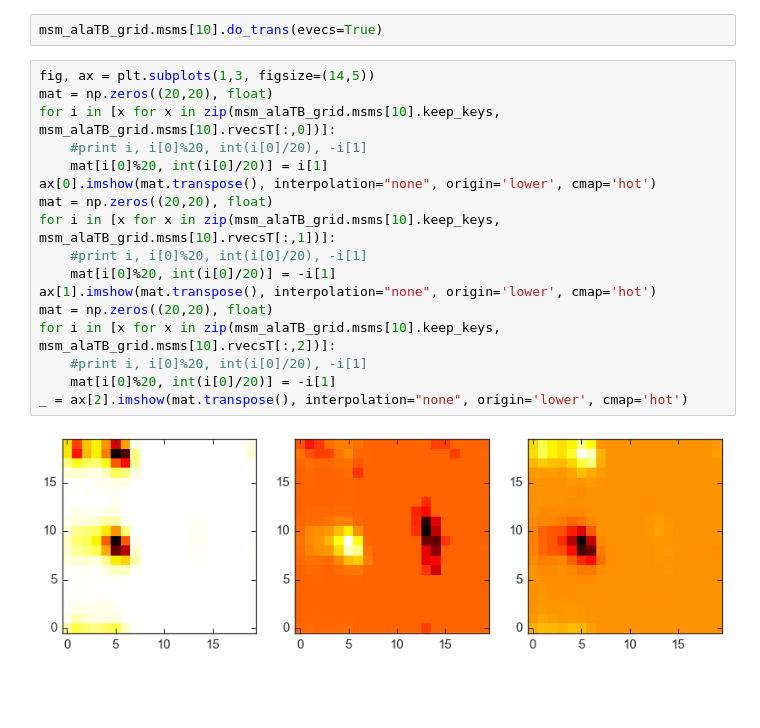
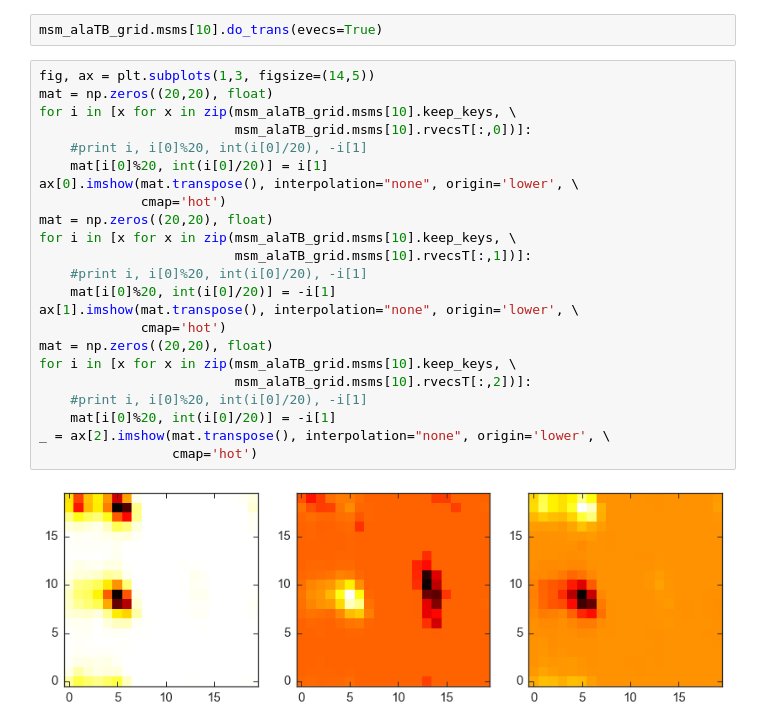
Before and after one commit to BioKT/MasterMSM, a Jupyter notebook: examples/alanine_dipeptide/ala_dipeptide_discretize.ipynb, the cells around one changed output. Cells and saved outputs as stored; diff of their text form.

```diff
--- a/examples/alanine_dipeptide/ala_dipeptide_discretize.ipynb
+++ b/examples/alanine_dipeptide/ala_dipeptide_discretize.ipynb
@@ -109,21 +112,25 @@ msm_alaTB_grid.msms[10].do_trans(evecs=True)
 # %%
 fig, ax = plt.subplots(1,3, figsize=(14,5))
 mat = np.zeros((20,20), float)
-for i in [x for x in zip(msm_alaTB_grid.msms[10].keep_keys, msm_alaTB_grid.msms[10].rvecsT[:,0])]:
+for i in [x for x in zip(msm_alaTB_grid.msms[10].keep_keys, \
+                         msm_alaTB_grid.msms[10].rvecsT[:,0])]:
     #print i, i[0]%20, int(i[0]/20), -i[1]
     mat[i[0]%20, int(i[0]/20)] = i[1]
-ax[0].imshow(mat.transpose(), interpolation="none", origin='lower', cmap='hot')
+ax[0].imshow(mat.transpose(), interpolation="none", origin='lower', \
+             cmap='hot')
 mat = np.zeros((20,20), float)
-for i in [x for x in zip(msm_alaTB_grid.msms[10].keep_keys, msm_alaTB_grid.msms[10].rvecsT[:,1])]:
+for i in [x for x in zip(msm_alaTB_grid.msms[10].keep_keys, \
+                         msm_alaTB_grid.msms[10].rvecsT[:,1])]:
     #print i, i[0]%20, int(i[0]/20), -i[1]
     mat[i[0]%20, int(i[0]/20)] = -i[1]
-ax[1].imshow(mat.transpose(), interpolation="none", origin='lower', cmap='hot')
+ax[1].imshow(mat.transpose(), interpolation="none", origin='lower', \
+             cmap='hot')
 mat = np.zeros((20,20), float)
-for i in [x for x in zip(msm_alaTB_grid.msms[10].keep_keys, msm_alaTB_grid.msms[10].rvecsT[:,2])]:
+for i in [x for x in zip(msm_alaTB_grid.msms[10].keep_keys, \
+                         msm_alaTB_grid.msms[10].rvecsT[:,2])]:
     #print i, i[0]%20, int(i[0]/20), -i[1]
     mat[i[0]%20, int(i[0]/20)] = -i[1]
-_ = ax[2].imshow(mat.transpose(), interpolation="none", origin='lower', cmap='hot')
+_ = ax[2].imshow(mat.transpose(), interpolation="none", origin='lower', \
+                 cmap='hot')
 # %% [output]
-[figure, old version]
+[figure, new version]
-# %% [markdown]
-###
```
Also changed, not shown: parts of 6 cells of this notebook, 1 other file.
